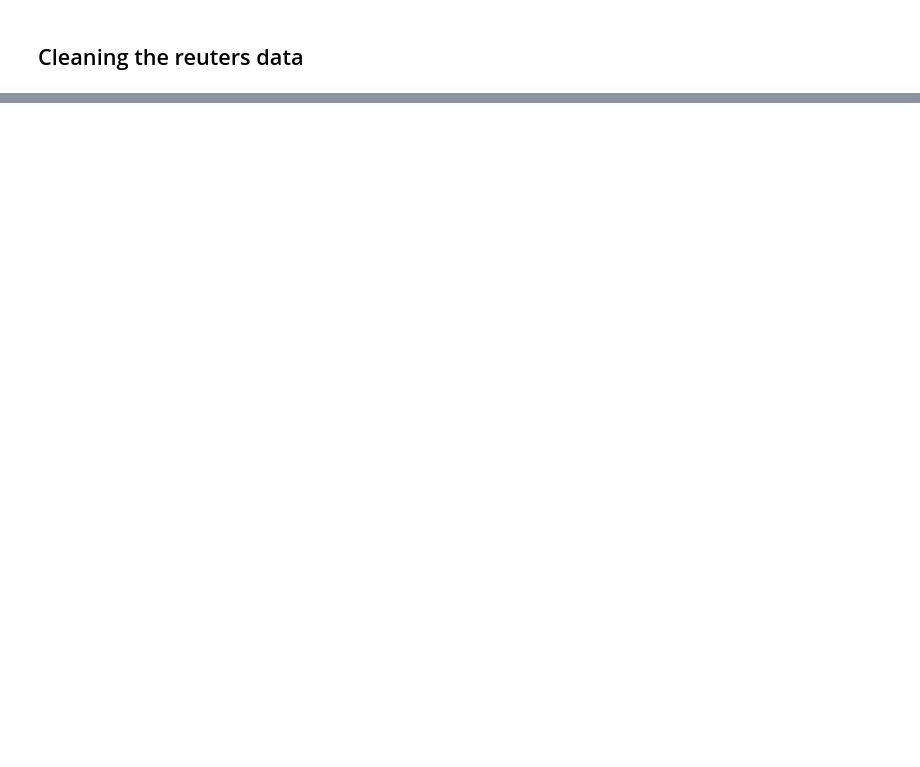
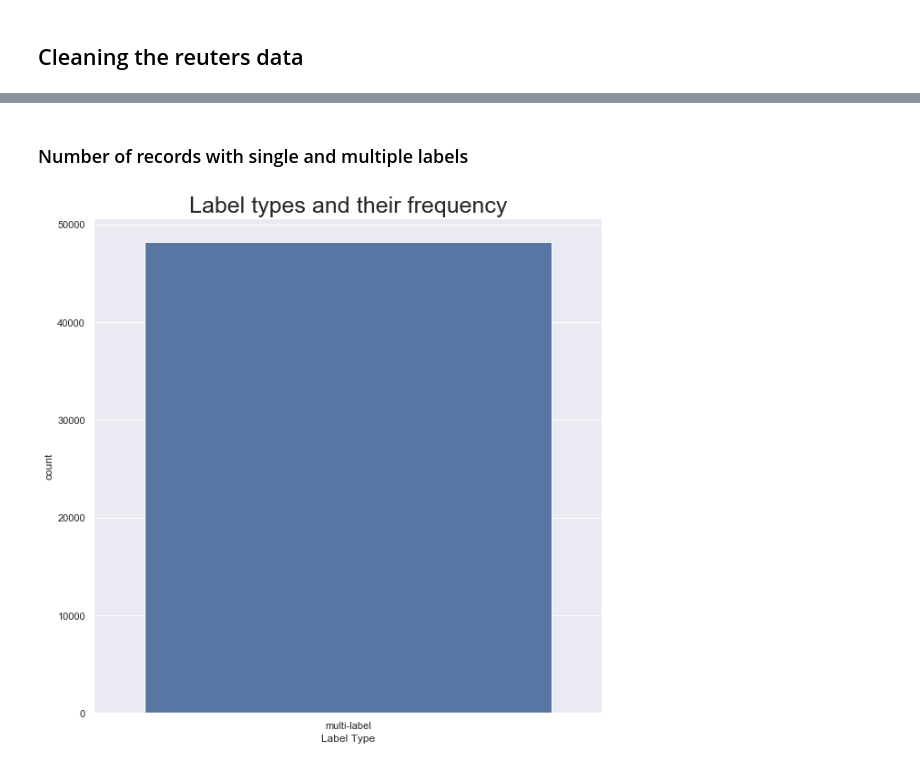
Before and after one commit to rajesh-gupta-14/Multi-Label-Classification, a Jupyter notebook: main-nb.ipynb, the cells around one changed output, grey strips where cells are left out. Saved outputs shown, nothing was run; the diff lists cells and outputs as text; code cells hidden in the pictures; blank space fills up the shorter version.

```diff
--- a/main-nb.ipynb
+++ b/main-nb.ipynb
@@ -55,0 +103,3 @@ reuters_raw_df.head(5)
+# %%
+# Loading the clean data from the pickled file
+reuters_clean_df = unpickle("reuters_clean_df", "clean_data")
@@ -55,0 +140,9 @@ reuters_raw_df.head(5)
+# %%
+# Visualizing the word cloud
+plt.figure(figsize = (50, 50))
+sns.set(font_scale=3)
+ax = sns.countplot(x="topic", data=topic_df)
+ax.set_xlabel("Topics", fontsize=30)
+plt.title("Topics and their frequency")
+plt.xticks(rotation=90)
+plt.show()
@@ -55,0 +155,15 @@ reuters_raw_df.head(5)
+# %% [markdown]
+### Number of records with single and multiple labels
+# %%
+# Getting the label type: uni-label or multi-label
+reuters_clean_df["label_type"] = reuters_clean_df["input"].apply(get_label_type)
+# %%
+# Visualizing the word cloud
+plt.figure(figsize = (10, 10))
+sns.set(font_scale=1)
+ax = sns.countplot(x="label_type", data=reuters_clean_df)
+ax.set_xlabel("Label Type")
+plt.title("Label types and their frequency", fontsize=25)
+plt.show()
+# %% [output]
+[figure, added]
```
Also changed, not shown: parts of 49 cells of this notebook, 10 other files.
